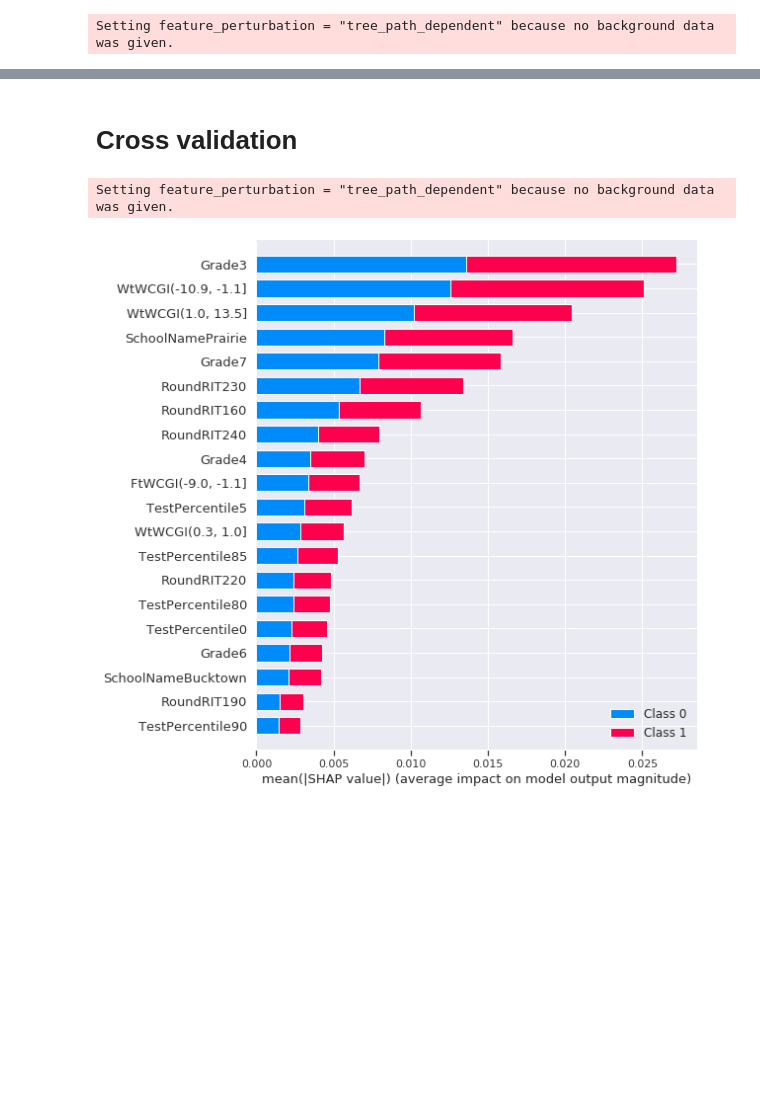
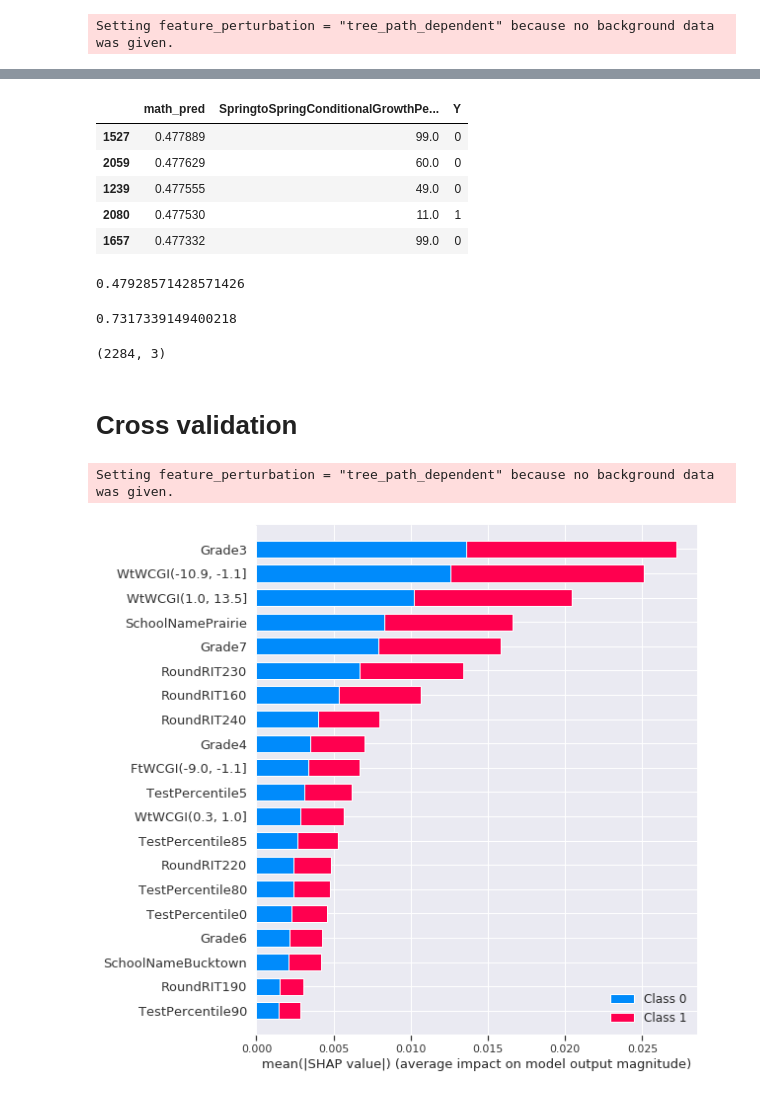
Before and after one commit to tianchu-shu/DataMade, a Jupyter notebook: Predicting_SpringCGP.ipynb, the cells around one changed output, grey strips where cells are left out. Drawn from its saved outputs; the diff is of its cells as text; code cells hidden in the pictures; blank space fills up the shorter version.

```diff
--- a/Predicting_SpringCGP.ipynb
+++ b/Predicting_SpringCGP.ipynb
@@ -720,3 +727,24 @@ math_at_risk_student.shape[0]/My.shape[0]
+# %%
+math_at_risk_student.tail()
+# %% [output]
+|  | math_pred | SpringtoSpringConditionalGrowthPe... | Y |
+| 1527 | 0.477889 | 99.0 | 0 |
+| 2059 | 0.477629 | 60.0 | 0 |
+| 1239 | 0.477555 | 49.0 | 0 |
+| 2080 | 0.477530 | 11.0 | 1 |
+| 1657 | 0.477332 | 99.0 | 0 |
+# %%
+print (math_at_risk_student['Y'].sum()/math_at_risk_student.shape[0])
+# %% [output]
+0.47928571428571426
+# %%
+print (math_at_risk_student['Y'].sum()/My['Y'].sum())
+# %% [output]
+0.7317339149400218
+# %%
+My.shape
+# %% [output]
+(2284, 3)
 # %% [markdown]
 # Cross validation
 # %%
```
Also changed, not shown: parts of 37 cells of this notebook.
